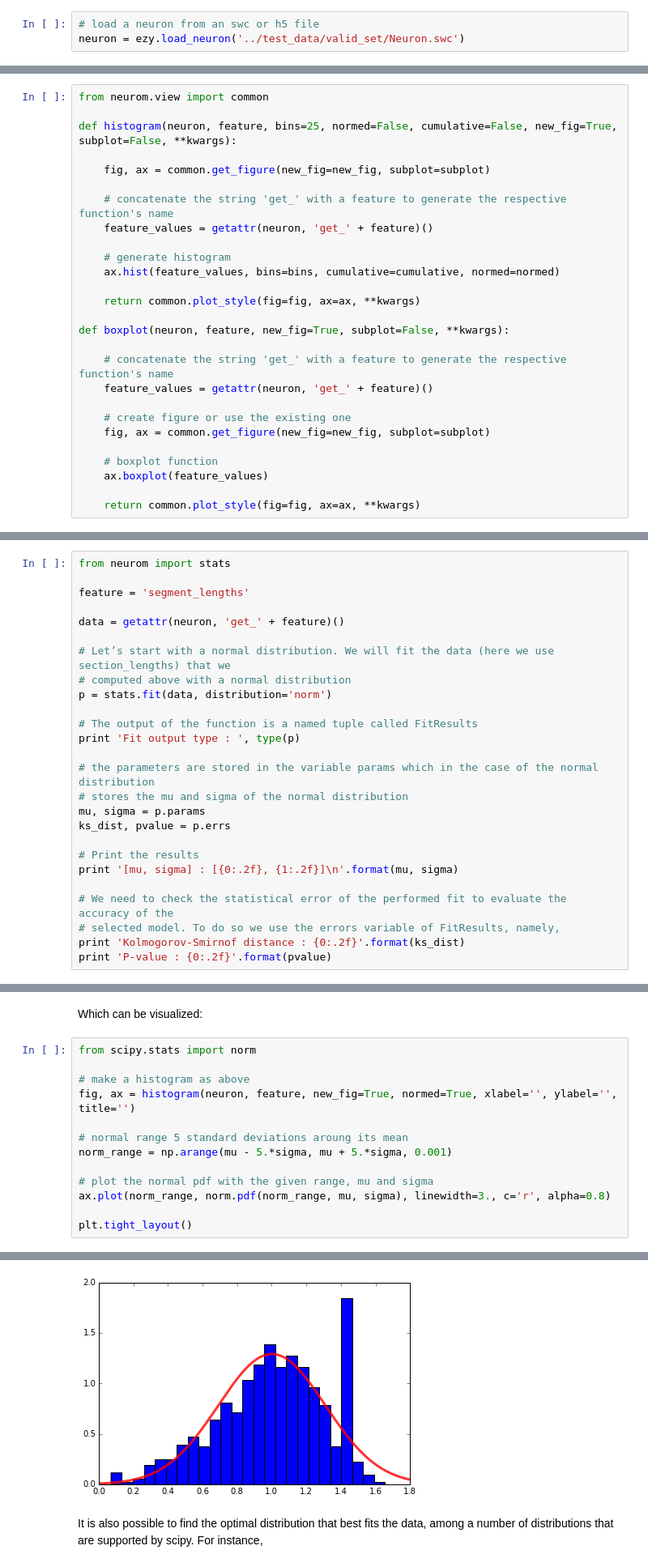
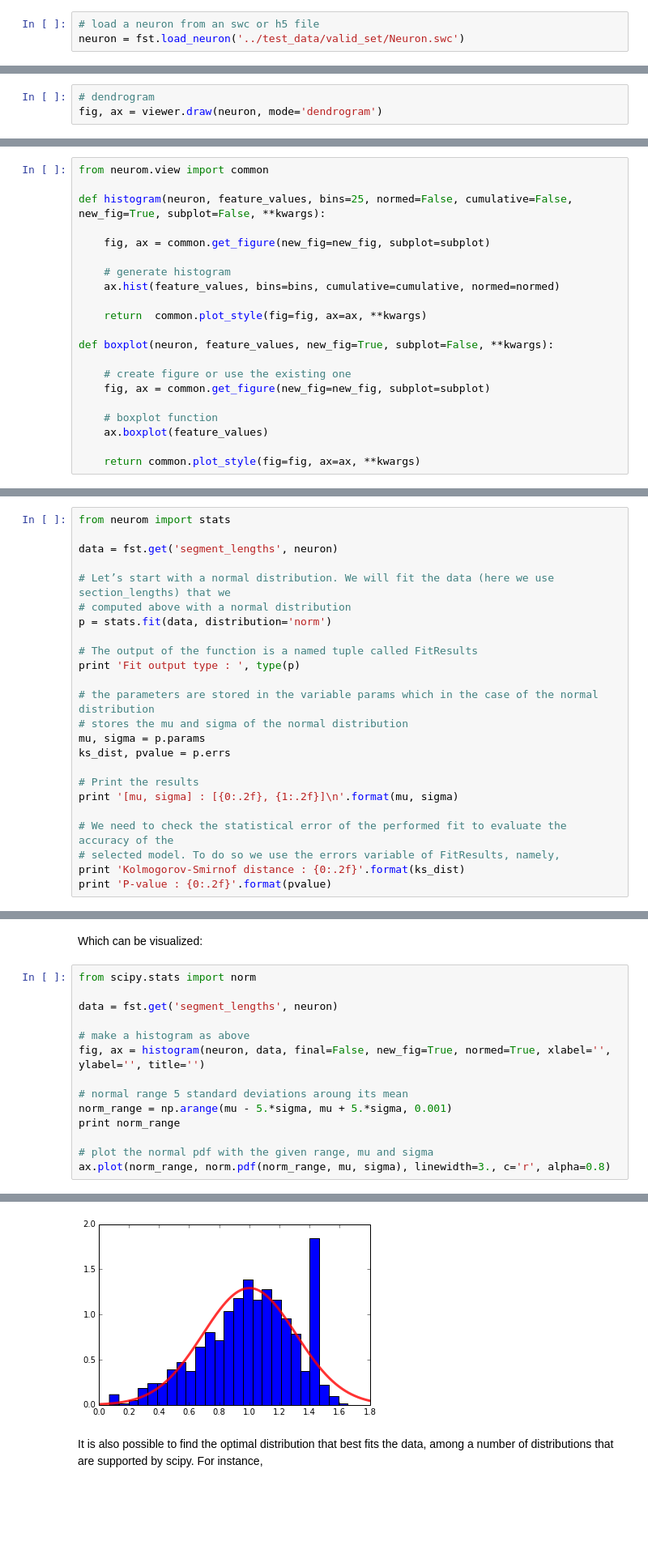
Before and after one commit to BlueBrain/NeuroM, a Jupyter notebook: ipynb/neurom.ipynb, the cells around one changed output, grey strips where cells are left out. Shown at 81% size. Drawn from its saved outputs; the diff is of its cells as text; blank space fills up the shorter version.

```diff
--- a/ipynb/neurom.ipynb
+++ b/ipynb/neurom.ipynb
@@ -99,5 +95,5 @@ or matplotlib.backends is imported for the first time.
 # %%
 # load a neuron from an swc or h5 file
-neuron = ezy.load_neuron('../test_data/valid_set/Neuron.swc')
+neuron = fst.load_neuron('../test_data/valid_set/Neuron.swc')
 # %%
 # visualize neuron in two dimensions
@@ -115 +107,4 @@ ezy.view3d(neuron)
 [figure]
+# %%
+# dendrogram
+fig, ax = viewer.draw(neuron, mode='dendrogram')
@@ -288,22 +306,16 @@ First we will create two functions, histogram and boxplot, which can be found in
 # %%
 from neurom.view import common
 
-def histogram(neuron, feature, bins=25, normed=False, cumulative=False, new_fig=True, subplot=False, **kwargs):
+def histogram(neuron, feature_values, bins=25, normed=False, cumulative=False, new_fig=True, subplot=False, **kwargs):
 
     fig, ax = common.get_figure(new_fig=new_fig, subplot=subplot)
-
-    # concatenate the string 'get_' with a feature to generate the respective function's name
-    feature_values = getattr(neuron, 'get_' + feature)()
 
     # generate histogram
     ax.hist(feature_values, bins=bins, cumulative=cumulative, normed=normed)
 
-    return common.plot_style(fig=fig, ax=ax, **kwargs)
+    return  common.plot_style(fig=fig, ax=ax, **kwargs)
 
-def boxplot(neuron, feature, new_fig=True, subplot=False, **kwargs):
-
-    # concatenate the string 'get_' with a feature to generate the respective function's name
-    feature_values = getattr(neuron, 'get_' + feature)()
+def boxplot(neuron, feature_values, new_fig=True, subplot=False, **kwargs):
 
     # create figure or use the existing one
     fig, ax = common.get_figure(new_fig=new_fig, subplot=subplot)
@@ -348,9 +357,7 @@ Now we are ready to fit the extracted data using common Python functions. For th
 # %%
 from neurom import stats
 
-feature = 'segment_lengths'
-
-data = getattr(neuron, 'get_' + feature)()
+data = fst.get('segment_lengths', neuron)
 
 # Let’s start with a normal distribution. We will fit the data (here we use section_lengths) that we
 # computed above with a normal distribution
@@ -382,14 +389,15 @@ Which can be visualized:
 # %%
 from scipy.stats import norm
 
+data = fst.get('segment_lengths', neuron)
+
 # make a histogram as above
-fig, ax = histogram(neuron, feature, new_fig=True, normed=True, xlabel='', ylabel='', title='')
+fig, ax = histogram(neuron, data, final=False, new_fig=True, normed=True, xlabel='', ylabel='', title='')
 
 # normal range 5 standard deviations aroung its mean
 norm_range = np.arange(mu - 5.*sigma, mu + 5.*sigma, 0.001)
+print norm_range
 
 # plot the normal pdf with the given range, mu and sigma
 ax.plot(norm_range, norm.pdf(norm_range, mu, sigma), linewidth=3., c='r', alpha=0.8)
-
-plt.tight_layout()
 # %% [output]
@@ -396,4 +407,4 @@ plt.tight_layout()
-[figure, old version]
+[figure, new version]
 # %% [markdown]
 It is also possible to find the optimal distribution that best fits the data, among a number of distributions that are
 supported by scipy. For instance,
```
Also changed, not shown: parts of 14 cells of this notebook, 1 other file.
